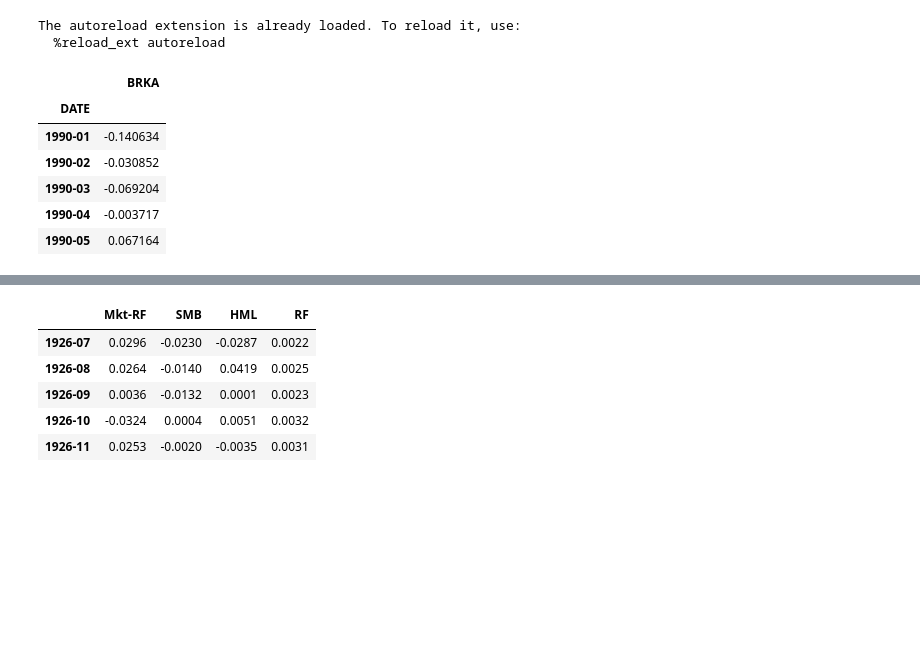
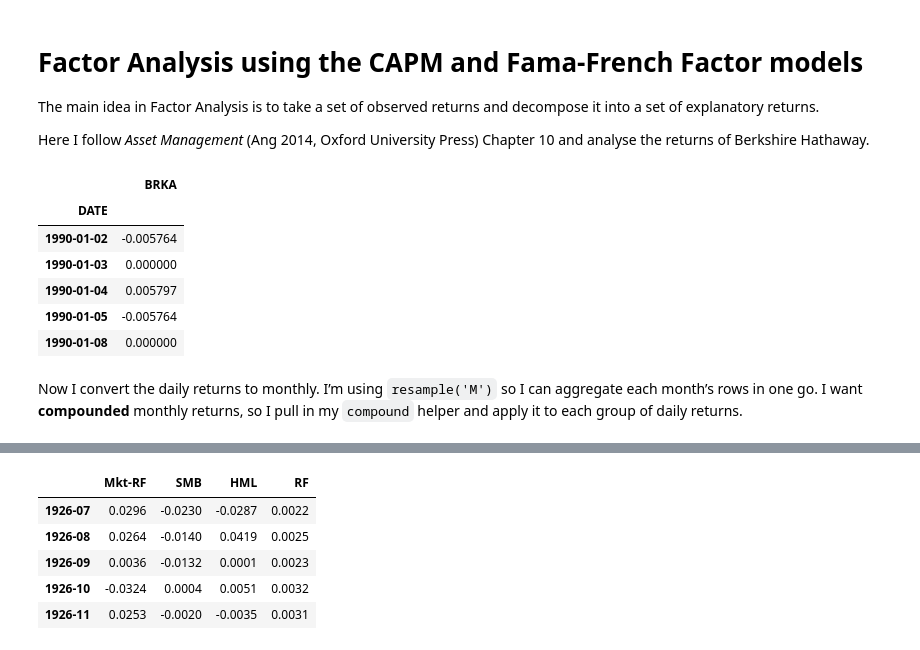
Before and after one commit to martinhammel/portfolio-construction-python, a Jupyter notebook: 201-factor-analysis.ipynb, the cells around one changed output, grey strips where cells are left out. Drawn from its saved outputs; the diff is of its cells as text; code cells hidden in the pictures; blank space fills up the shorter version.

```diff
--- a/201-factor-analysis.ipynb
+++ b/201-factor-analysis.ipynb
@@ -1,19 +1,21 @@
+# %% [markdown]
+# Factor Analysis using the CAPM and Fama-French Factor models
+
+The main idea in Factor Analysis is to take a set of observed returns and decompose it into a set of explanatory returns.
+
+Here I follow _Asset Management_ (Ang 2014, Oxford University Press) Chapter 10 and analyse the returns of Berkshire Hathaway.
 # %%
 import pandas as pd
-import edhec_risk_kit_201 as erk
 
-%load_ext autoreload
-%autoreload 2
-
-brka_m = brka_d.resample('M').apply(erk.compound).to_period('M')
-brka_m.head()
+brka_d = pd.read_csv("data/brka_d_ret.csv", parse_dates=True, index_col=0)
+brka_d.head()
 # %% [output]
-The autoreload extension is already loaded. To reload it, use:
-  %reload_ext autoreload
 |  | BRKA |
 | DATE |  |
-| 1990-01 | -0.140634 |
-| 1990-02 | -0.030852 |
-| 1990-03 | -0.069204 |
-| 1990-04 | -0.003717 |
-| 1990-05 | 0.067164 |
+| 1990-01-02 | -0.005764 |
+| 1990-01-03 | 0.000000 |
+| 1990-01-04 | 0.005797 |
+| 1990-01-05 | -0.005764 |
+| 1990-01-08 | 0.000000 |
+# %% [markdown]
+Now I convert the daily returns to monthly. I’m using `resample('M')` so I can aggregate each month’s rows in one go. I want **compounded** monthly returns, so I pull in my `compound` helper and apply it to each group of daily returns.
```
Also changed, not shown: parts of 9 cells of this notebook.
